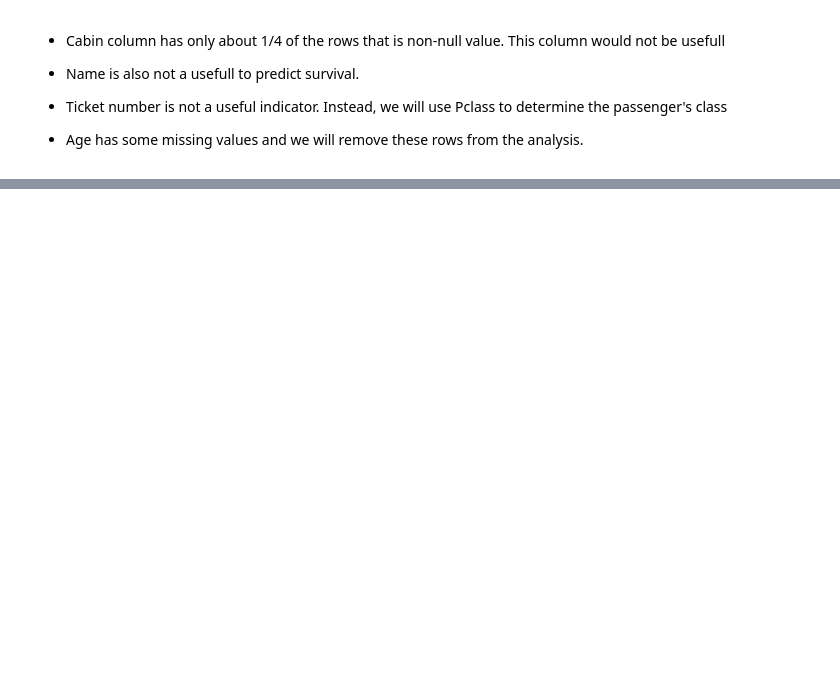
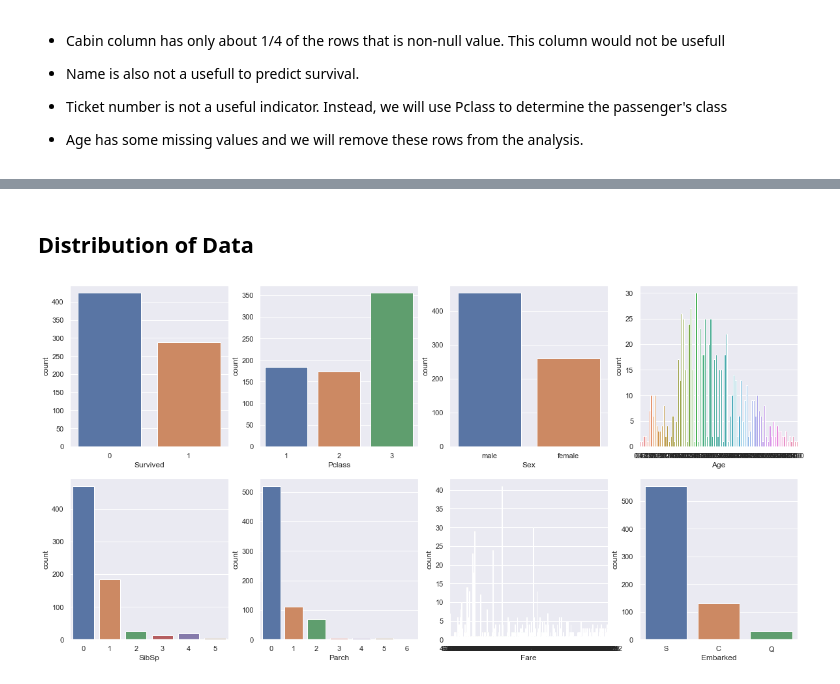
Before and after one commit to teguhsam/Machine-Learning-Titanic, a Jupyter notebook: Titanic.ipynb, the cells around one changed output, grey strips where cells are left out. Cells and saved outputs as stored; diff of their text form; code cells hidden in the pictures; blank space fills up the shorter version.

```diff
--- a/Titanic.ipynb
+++ b/Titanic.ipynb
@@ -78,3 +62,3 @@ array([nan, 'C85', 'C123', 'E46', 'G6', 'C103', 'D56', 'A6',
 # %%
-titanic = raw_data.drop(['Name', 'Cabin', 'Ticket'], axis = 1).dropna(axis = 0, how = 'any').reset_index()
-titanic.head(10)
+titanic = raw_data.drop(['Name', 'Ticket', 'Cabin', 'PassengerId'], axis = 1).dropna(axis = 0, how = 'any')
+titanic.shape
@@ -169,0 +67,4 @@ df_embrk
+# %%
+import seaborn as sns
+import matplotlib.pyplot as plt
+sns.set()
@@ -169,0 +74,8 @@ df_embrk
+# %% [markdown]
+## Distribution of Data
+# %%
+fig, axes = plt.subplots(2, 4, figsize=(20, 10))
+for index, column in enumerate(titanic.columns):
+    sns.countplot(titanic[column], ax = axes[index//4, index%4])
+# %% [output]
+[figure, added]
```
Also changed, not shown: parts of 27 cells of this notebook.
